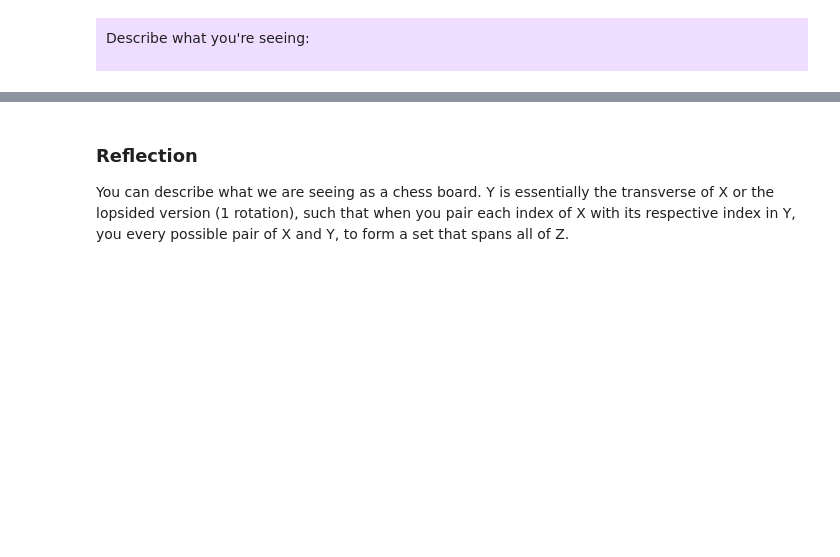
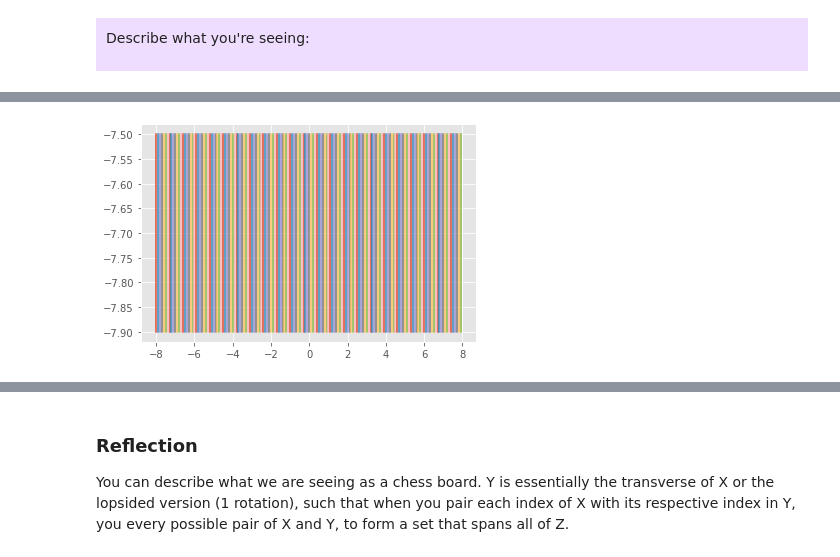
Before and after one commit to bharnav/CSC630-Machine-Learning, a Jupyter notebook: Gradients Project/project_gradients.ipynb, the cells around one changed output, grey strips where cells are left out. Drawn from its saved outputs; the diff is of its cells as text; code cells hidden in the pictures; blank space fills up the shorter version.

```diff
--- a/Gradients Project/project_gradients.ipynb
+++ b/Gradients Project/project_gradients.ipynb
@@ -149,0 +156,5 @@ Beginning of y:
+# %%
+plt.plot(X[1:6], Y[1:6])
+plt.show()
+# %% [output]
+[figure, added]
```
Also changed, not shown: parts of 8 cells of this notebook, 1 other file.
